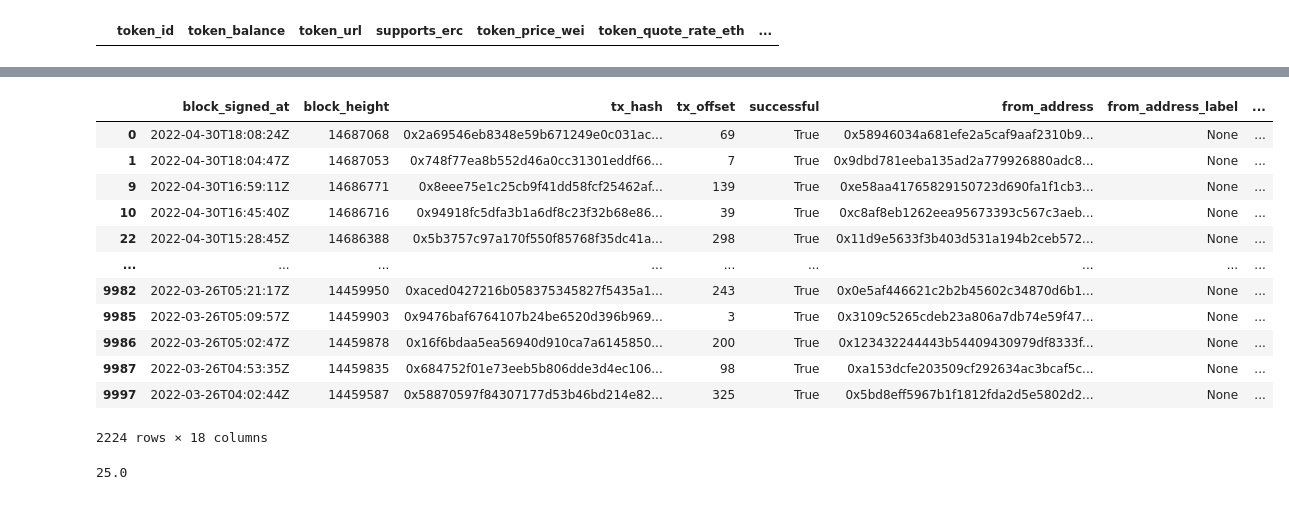
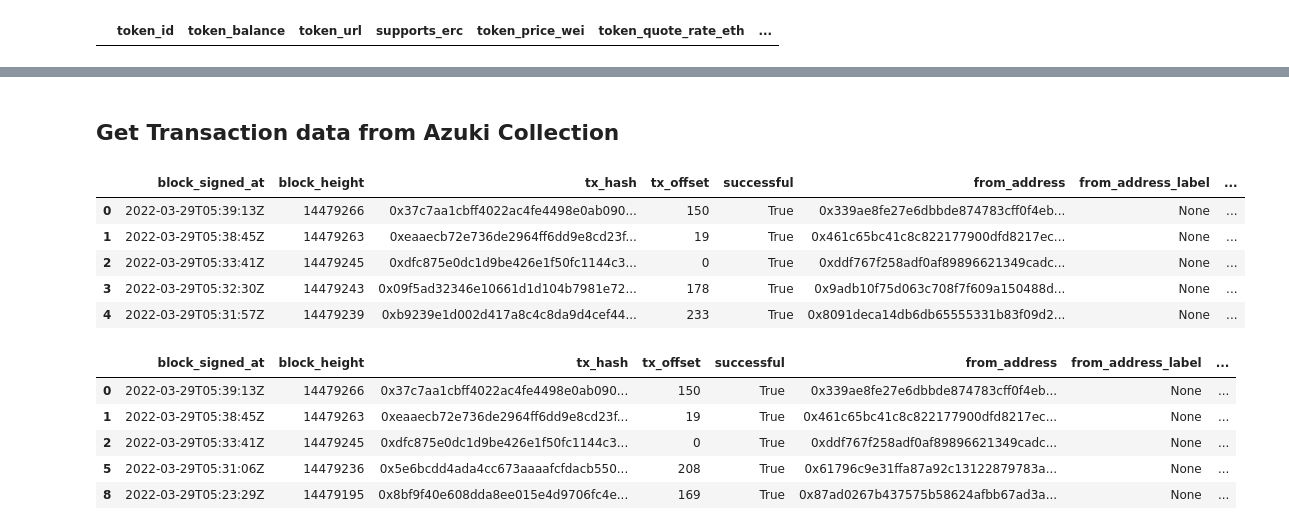
Before and after one commit to mmsaki/nft-trading-analysis, a Jupyter notebook: azuki_analysis.ipynb, the cells around one changed output, grey strips where cells are left out. Saved outputs shown, nothing was run; the diff lists cells and outputs as text; code cells hidden in the pictures.

```diff
--- a/azuki_analysis.ipynb
+++ b/azuki_analysis.ipynb
@@ -202,28 +281,35 @@ https://api.covalenthq.com/v1/1/address/0xa79E63e78Eec28741e711f89A672A4C40876Eb
+# %% [markdown]
+## Get Transaction data from Azuki Collection
 # %%
-# Set varialbles
+# Set variables for transaction data
 collection_address = '/0xED5AF388653567Af2F388E6224dC7C4b3241C544'
 api_key_1 = '&key=' + API_KEY
 
 # Quering the API for transaction data
-tx_url = url + chain_id + "/address" + collection_address + '/transactions_v2/?quote-currency=USD&format=JSON&block-signed-at-asc=false&no-logs=false&page-number=0&page-size=10000' + api_key_1
+tx_url = url + chain_id + "/address" + collection_address + '/transactions_v2/?quote-currency=USD&format=JSON&block-signed-at-asc=false&no-logs=false&page-number=1&page-size=10000' + api_key_1
 tx = requests.get(tx_url).json()
 
 # Convert transactions data to dataframe
 tx_df = pd.DataFrame(tx['data']['items'])
+tx_df.head()
+# %% [output]
+|  | block_signed_at | block_height | tx_hash | tx_offset | successful | from_address | from_address_label | ... |
+| 0 | 2022-03-29T05:39:13Z | 14479266 | 0x37c7aa1cbff4022ac4fe4498e0ab090... | 150 | True | 0x339ae8fe27e6dbbde874783cff0f4eb... | None | ... |
+| 1 | 2022-03-29T05:38:45Z | 14479263 | 0xeaaecb72e736de2964ff6dd9e8cd23f... | 19 | True | 0x461c65bc41c8c822177900dfd8217ec... | None | ... |
+| 2 | 2022-03-29T05:33:41Z | 14479245 | 0xdfc875e0dc1d9be426e1f50fc1144c3... | 0 | True | 0xddf767f258adf0af89896621349cadc... | None | ... |
+| 3 | 2022-03-29T05:32:30Z | 14479243 | 0x09f5ad32346e10661d1d104b7981e72... | 178 | True | 0x9adb10f75d063c708f7f609a150488d... | None | ... |
+| 4 | 2022-03-29T05:31:57Z | 14479239 | 0xb9239e1d002d417a8c4c8da9d4cef44... | 233 | True | 0x8091deca14db6db65555331b83f09d2... | None | ... |
 # %%
-tx_value_df = tx_df[tx_df['value'] != '0' ]
-tx_value_df
+# Filter Through data for non null transactions
+tx_value_df = tx_df[tx_df['value'] != '0']
+values = tx_value_df[tx_value_df['to_address_label'].notnull()]
+
+# View transaction data
+values.head()
 # %% [output]
 |  | block_signed_at | block_height | tx_hash | tx_offset | successful | from_address | from_address_label | ... |
-| 0 | 2022-04-30T18:08:24Z | 14687068 | 0x2a69546eb8348e59b671249e0c031ac... | 69 | True | 0x58946034a681efe2a5caf9aaf2310b9... | None | ... |
-| 1 | 2022-04-30T18:04:47Z | 14687053 | 0x748f77ea8b552d46a0cc31301eddf66... | 7 | True | 0x9dbd781eeba135ad2a779926880adc8... | None | ... |
-| 9 | 2022-04-30T16:59:11Z | 14686771 | 0x8eee75e1c25cb9f41dd58fcf25462af... | 139 | True | 0xe58aa41765829150723d690fa1f1cb3... | None | ... |
-| 10 | 2022-04-30T16:45:40Z | 14686716 | 0x94918fc5dfa3b1a6df8c23f32b68e86... | 39 | True | 0xc8af8eb1262eea95673393c567c3aeb... | None | ... |
-| 22 | 2022-04-30T15:28:45Z | 14686388 | 0x5b3757c97a170f550f85768f35dc41a... | 298 | True | 0x11d9e5633f3b403d531a194b2ceb572... | None | ... |
-| ... | ... | ... | ... | ... | ... | ... | ... | ... |
-| 9982 | 2022-03-26T05:21:17Z | 14459950 | 0xaced0427216b058375345827f5435a1... | 243 | True | 0x0e5af446621c2b2b45602c34870d6b1... | None | ... |
-| 9985 | 2022-03-26T05:09:57Z | 14459903 | 0x9476baf6764107b24be6520d396b969... | 3 | True | 0x3109c5265cdeb23a806a7db74e59f47... | None | ... |
-| 9986 | 2022-03-26T05:02:47Z | 14459878 | 0x16f6bdaa5ea56940d910ca7a6145850... | 200 | True | 0x123432244443b54409430979df8333f... | None | ... |
-| 9987 | 2022-03-26T04:53:35Z | 14459835 | 0x684752f01e73eeb5b806dde3d4ec106... | 98 | True | 0xa153dcfe203509cf292634ac3bcaf5c... | None | ... |
-| 9997 | 2022-03-26T04:02:44Z | 14459587 | 0x58870597f84307177d53b46bd214e82... | 325 | True | 0x5bd8eff5967b1f1812fda2d5e5802d2... | None | ... |
+| 0 | 2022-03-29T05:39:13Z | 14479266 | 0x37c7aa1cbff4022ac4fe4498e0ab090... | 150 | True | 0x339ae8fe27e6dbbde874783cff0f4eb... | None | ... |
+| 1 | 2022-03-29T05:38:45Z | 14479263 | 0xeaaecb72e736de2964ff6dd9e8cd23f... | 19 | True | 0x461c65bc41c8c822177900dfd8217ec... | None | ... |
+| 2 | 2022-03-29T05:33:41Z | 14479245 | 0xdfc875e0dc1d9be426e1f50fc1144c3... | 0 | True | 0xddf767f258adf0af89896621349cadc... | None | ... |
+| 5 | 2022-03-29T05:31:06Z | 14479236 | 0x5e6bcdd4ada4cc673aaaafcfdacb550... | 208 | True | 0x61796c9e31ffa87a92c13122879783a... | None | ... |
+| 8 | 2022-03-29T05:23:29Z | 14479195 | 0x8bf9f40e608dda8ee015e4d9706fc4e... | 169 | True | 0x87ad0267b437575b58624afbb67ad3a... | None | ... |
-2224 rows × 18 columns
@@ -232,4 +315,0 @@ trans_df.plot.line(x=, y=None)
-# %%
-25000000000000000000/(10**18)
-# %% [output]
-25.0
```
Also changed, not shown: parts of 30 cells of this notebook.
